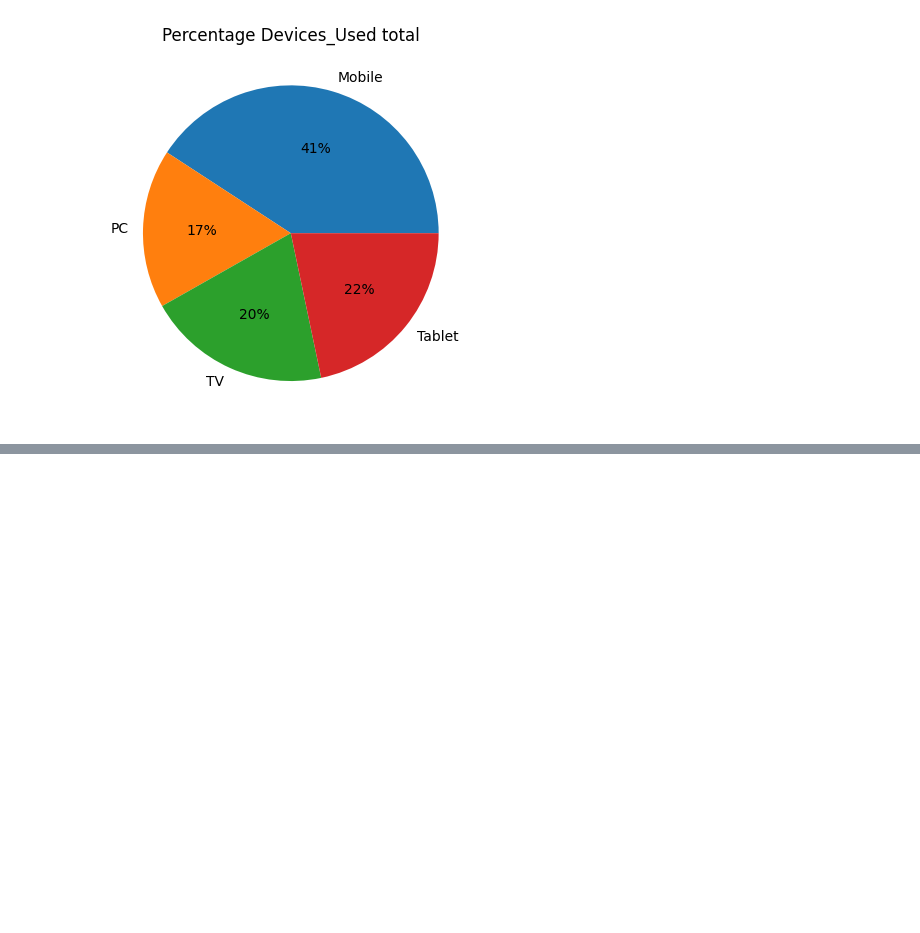
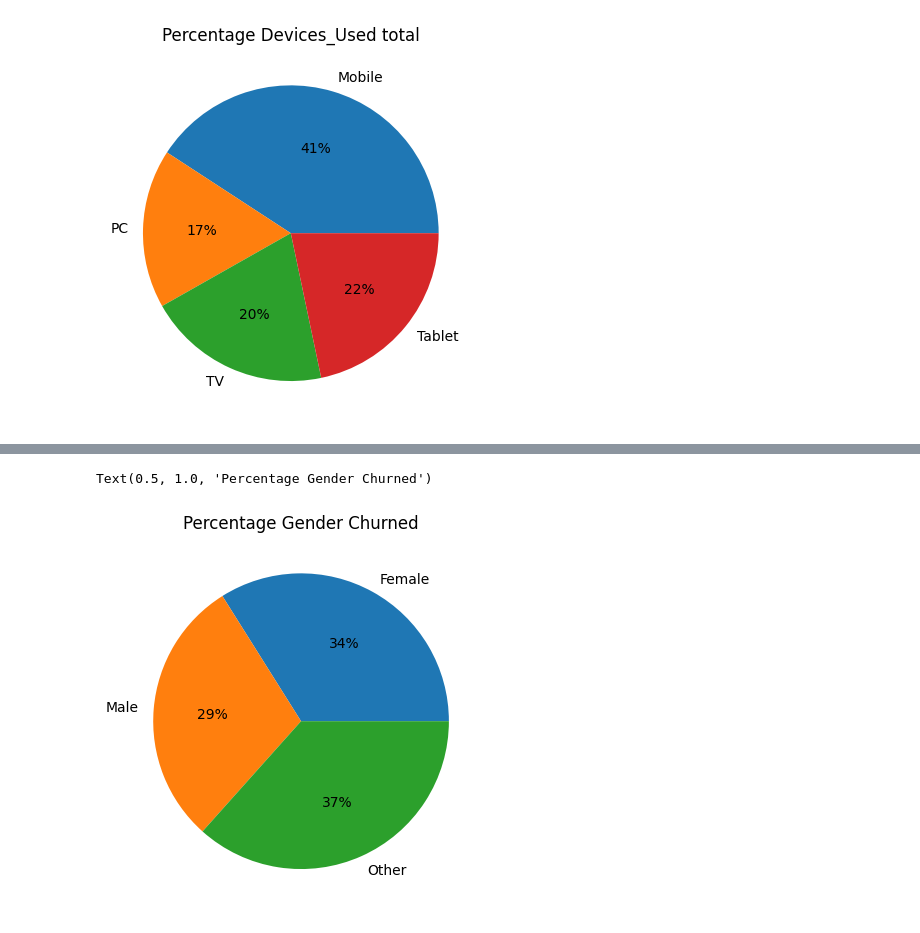
Before and after one commit to Tiffany-tianfei/StudyNotes, a Jupyter notebook: assignment-1.ipynb, the cells around one changed output, grey strips where cells are left out. Cells and saved outputs as stored; diff of their text form; code cells hidden in the pictures; blank space fills up the shorter version.

```diff
--- a/assignment-1.ipynb
+++ b/assignment-1.ipynb
@@ -344,0 +342,6 @@ Text(0.5, 1.0, 'Percentage Devices_Used total')
+# %%
+df_churned.groupby('Gender').size().plot.pie(autopct='%1.0f%%')
+plt.title('Percentage Gender Churned')
+# %% [output]
+Text(0.5, 1.0, 'Percentage Gender Churned')
+[figure, added]
```
Also changed, not shown: parts of 7 cells of this notebook, 1 other file.
